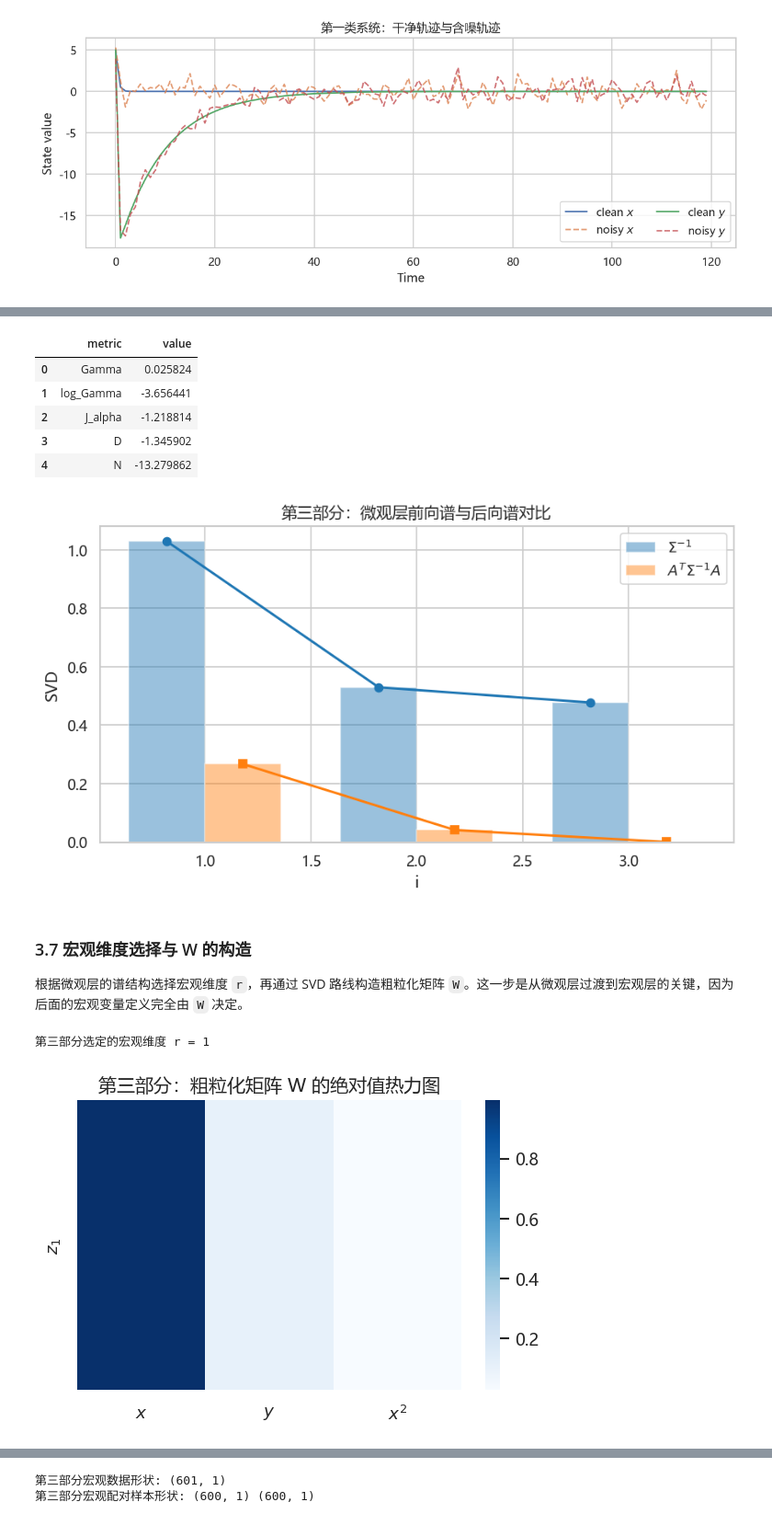
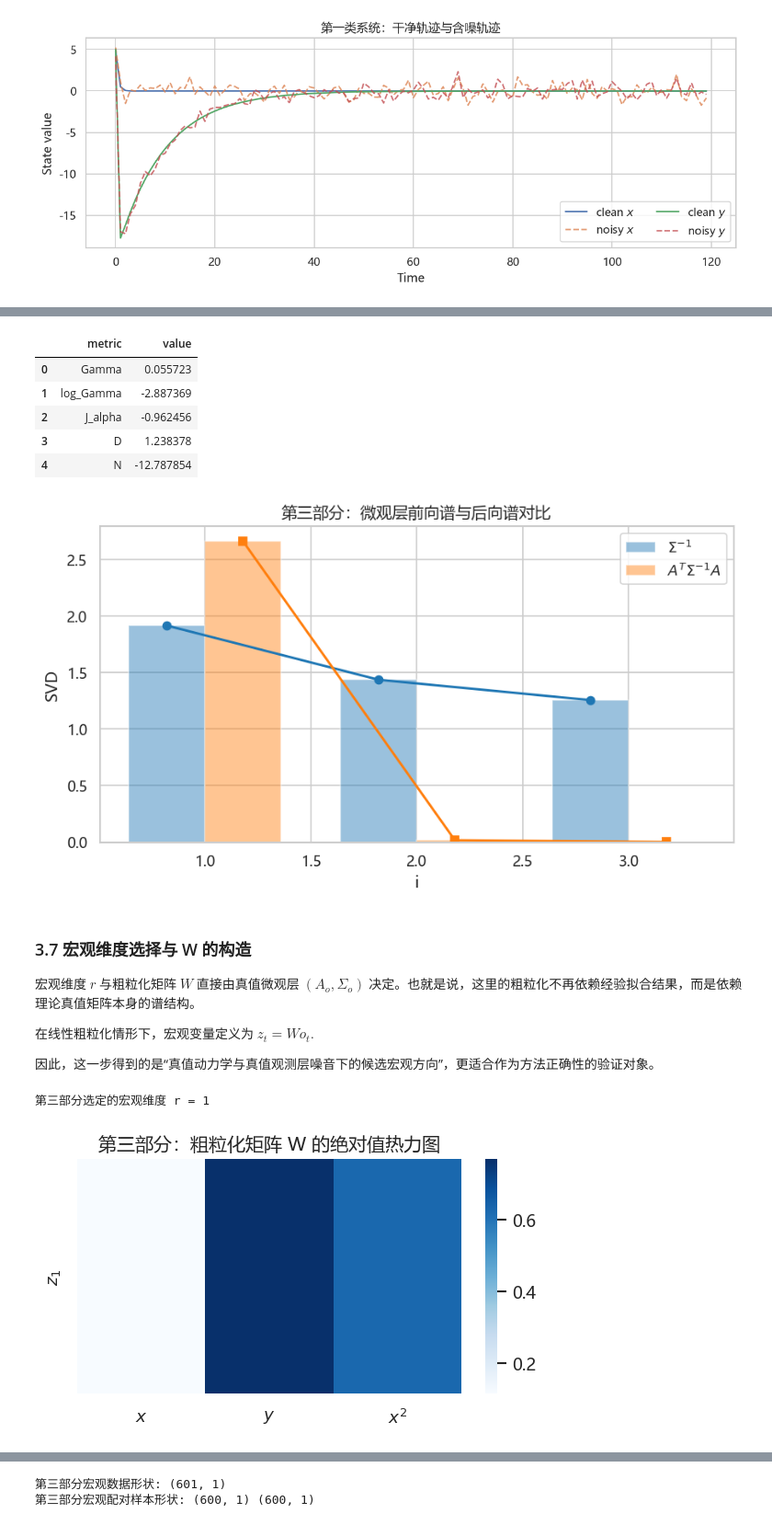
Before and after one commit to Matthew-ymz/pykoop, a Jupyter notebook: exp/analysitic_exp/exp_ana_gis.ipynb, the cells around one changed output, grey strips where cells are left out. Shown at 92% size. Cells and saved outputs as stored; diff of their text form; code cells hidden in the pictures.

```diff
--- a/exp/analysitic_exp/exp_ana_gis.ipynb
+++ b/exp/analysitic_exp/exp_ana_gis.ipynb
@@ -358,5 +376,5 @@ print('第二部分的谱驱动 CE =', direct_ce['CE'])
 # %%
-analysis_config = {'experiment_name': 'exp_ana_gis_part3', 'lam': 0.1, 'mu': 0.9, 'initial_state': [5.0, 5.0], 'steps': 600, 'dt': 1.0, 'tau': 1, 'delta': None, 'alpha': 1.0, 'noise_scale': 1, 'noise_seed': 42, 'eps': 1e-10, 'ridge': 1e-10, 'manual_r': 1, 'horizons': (1, 3, 5)}
+analysis_config = {'experiment_name': 'exp_ana_gis_part3', 'lam': 0.1, 'mu': 0.9, 'initial_state': [5.0, 5.0], 'steps': 600, 'dt': 1.0, 'tau': 1, 'delta': None, 'alpha': 1.0, 'noise_scale': 0.8, 'noise_seed': 42, 'eps': 1e-10, 'ridge': 1e-10, 'manual_r': 1, 'horizons': (1, 3, 5)}
 clean_sim = simulate_discrete_system(step_map, analysis_config['initial_state'], steps=analysis_config['steps'], system_kwargs={'lam': analysis_config['lam'], 'mu': analysis_config['mu']}, dt=analysis_config['dt'])
 clean_xy = clean_sim['trajectories'][0]; time_grid = clean_sim['time_grid']
 noisy_xy = add_gaussian_noise(clean_xy, noise_scale=analysis_config['noise_scale'], cov=None, random_state=analysis_config['noise_seed'])['noisy_data']
@@ -386,8 +402,12 @@ g(x,y)=[x,\;y,\;x^2]^\top,
 # %%
+obs_clean_part3 = observable_step(clean_xy, mode='default')
 obs_part3 = observable_step(noisy_xy, mode='default')
+obs_noise3 = obs_part3 - obs_clean_part3
+Sigma3_micro = estimate_covariance_from_residuals(obs_noise3, center=True, regularization=analysis_config['eps'])
 X_now_3, X_next_3 = prepare_time_pairs(obs_part3, tau=analysis_config['tau'], burn_in=0, stride=1)
 feature_names_3 = ['$x$', '$y$', '$x^2$']
 print('观测层数据形状:', obs_part3.shape)
+print('观测层噪音数据形状:', obs_noise3.shape)
 print('配对样本形状:', X_now_3.shape, X_next_3.shape)
 # %% [output]
 观测层数据形状: (601, 3)
@@ -407,6 +438,10 @@ print('配对样本形状:', X_now_3.shape, X_next_3.shape)
 # %%
-fit3_micro = fit_linear_gis_from_pairs(X_now_3, X_next_3, fit_intercept=False, ridge=analysis_config['ridge'], regularization=analysis_config['eps'])
-A3_micro = fit3_micro['A']; Sigma3_micro = fit3_micro['Sigma']
+A3_micro = make_step_system_matrix(analysis_config['lam'], analysis_config['mu'])
+fit3_micro = {
+    'A': A3_micro,
+    'Sigma': Sigma3_micro,
+    'source': 'known_true_A_and_observation_noise_covariance',
+}
 plot_matrix_heatmap(A3_micro, '第三部分：微观层 A', row_labels=feature_names_3, col_labels=feature_names_3, label_step=1)
 plot_matrix_heatmap(Sigma3_micro, '第三部分：微观层 Sigma', row_labels=feature_names_3, col_labels=feature_names_3, center=None, label_step=1)
 # %% [output]
@@ -455,24 +492,32 @@ display(pd.DataFrame({'metric': ['Gamma','log_Gamma','J_alpha','D','N'], 'value'
 plot_dual_gis_spectrum(metrics3_micro['sv_forward'], metrics3_micro['sv_backward'], '第三部分：微观层前向谱与后向谱对比')
 # %% [output]
 |  | metric | value |
-| 0 | Gamma | 0.025824 |
-| 1 | log_Gamma | -3.656441 |
-| 2 | J_alpha | -1.218814 |
-| 3 | D | -1.345902 |
-| 4 | N | -13.279862 |
+| 0 | Gamma | 0.055723 |
+| 1 | log_Gamma | -2.887369 |
+| 2 | J_alpha | -0.962456 |
+| 3 | D | 1.238378 |
+| 4 | N | -12.787854 |
-[figure, old version]
+[figure, new version]
 # %% [markdown]
 ### 3.7 宏观维度选择与 W 的构造
-根据微观层的谱结构选择宏观维度 `r`，再通过 SVD 路线构造粗粒化矩阵 `W`。这一步是从微观层过渡到宏观层的关键，因为后面的宏观变量定义完全由 `W` 决定。
+
+宏观维度 $r$ 与粗粒化矩阵 $W$ 直接由真值微观层 $\left(A_o,\Sigma_o\right)$ 决定。也就是说，这里的粗粒化不再依赖经验拟合结果，而是依赖理论真值矩阵本身的谱结构。
+
+在线性粗粒化情形下，宏观变量定义为
+$
+z_t = W o_t.
+$
+
+因此，这一步得到的是“真值动力学与真值观测层噪音下的候选宏观方向”，更适合作为方法正确性的验证对象。
 # %%
 r3, rank_meta3 = select_macro_rank(metrics3_micro['sv_backward'], mode='manual', manual_r=analysis_config['manual_r'], eps=analysis_config['eps'])
 W3 = build_w_from_svd(A3_micro, Sigma3_micro, r=r3, alpha=analysis_config['alpha'], eps=analysis_config['eps'], mode='two_stage')['W']
 macro_names_3 = [f'$z_{i+1}$' for i in range(r3)]
 print('第三部分选定的宏观维度 r =', r3)
-plot_matrix_heatmap(np.abs(W3), '第三部分：粗粒化矩阵 W 的绝对值热力图', row_labels=macro_names_3, col_labels=feature_names_3, center=None, figsize=(5, 3.5), cmap='Blues')
+plot_matrix_heatmap(np.abs(W3), '第三部分：粗粒化矩阵 W 的绝对值热力图', row_labels=macro_names_3, col_labels=feature_names_3, center=None, figsize=(5, 3), cmap='Blues')
 # %% [output]
 第三部分选定的宏观维度 r = 1
-[figure, old version]
+[figure, new version]
 # %% [markdown]
 ### 3.8 宏观数据生成
 宏观变量由
```
Also changed, not shown: parts of 38 cells of this notebook.
